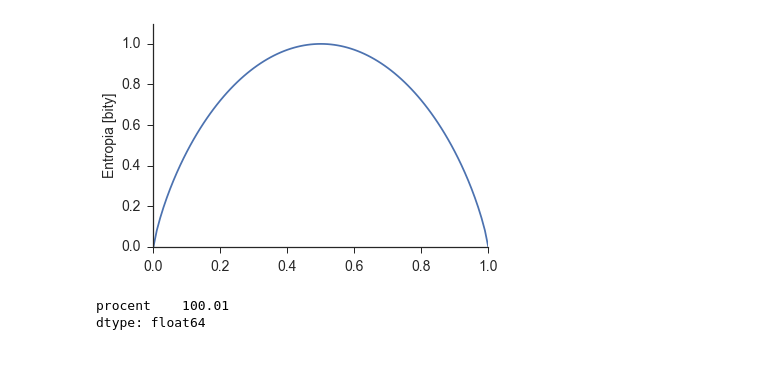
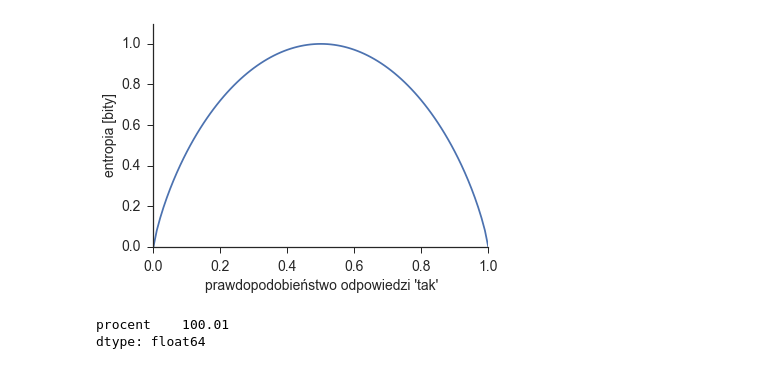
Before and after one commit to stared/delta-entropia, a Jupyter notebook: entropia.ipynb, the cells around one changed output. Drawn from its saved outputs; the diff is of its cells as text; code cells hidden in the pictures.

```diff
--- a/entropia.ipynb
+++ b/entropia.ipynb
@@ -19,18 +19,19 @@ def entropy_for_two(p):
 # %%
 sns.set_style('ticks')
 X = np.arange(0, 1.001, 0.01)
 plt.plot(X, entropy_for_two(X))
 plt.ylim(0, 1.1)
 plt.xticks(fontsize=14)
 plt.yticks(fontsize=14)
 plt.xlabel("")
-plt.ylabel("Entropia [bity]", fontsize=14)
-plt.ylabel("Prawdopodobieństwo odpowiedzi 'tak [bity]", fontsize=14)
+plt.ylabel("entropia [bity]", fontsize=14)
+plt.xlabel("prawdopodobieństwo odpowiedzi 'tak'", fontsize=14)
 sns.despine()
 # plt.xlabel(u"Prawdopodobieństwo wyrzucenia orła")
 # plt.ylabel(u"Entropia w bitach")
+plt.savefig("entropia2.svg")
 # %% [output]
-[figure, old version]
+[figure, new version]
 # %%
 litery = pd.read_csv("litery_pl.csv", index_col=0)
 # %%
```
Also changed, not shown: parts of 3 cells of this notebook, 2 other files.
